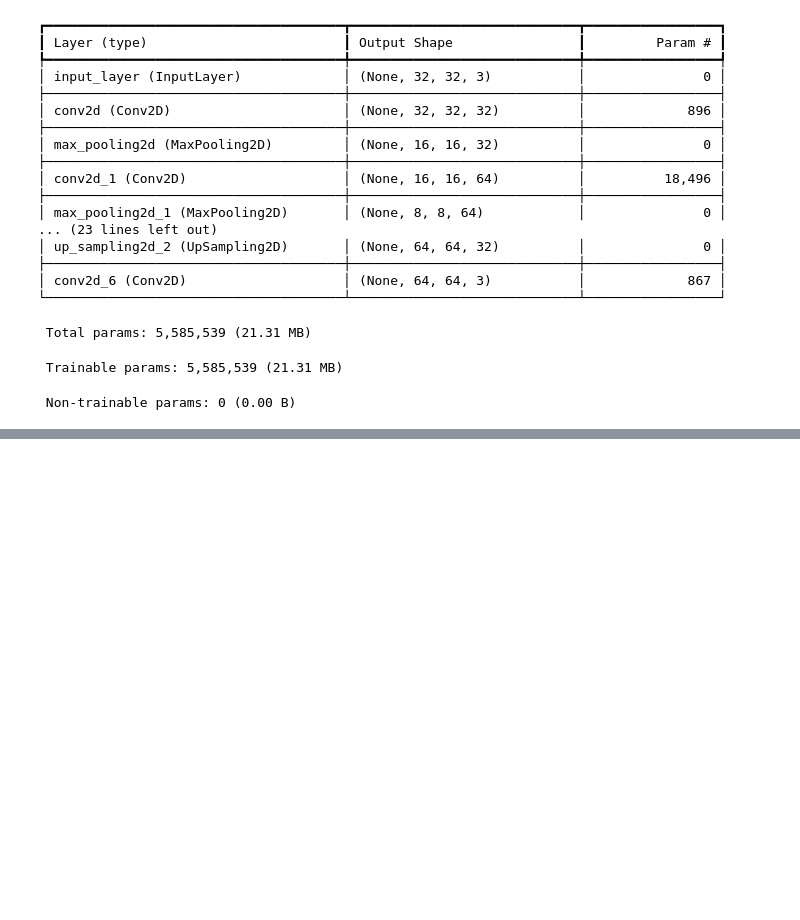
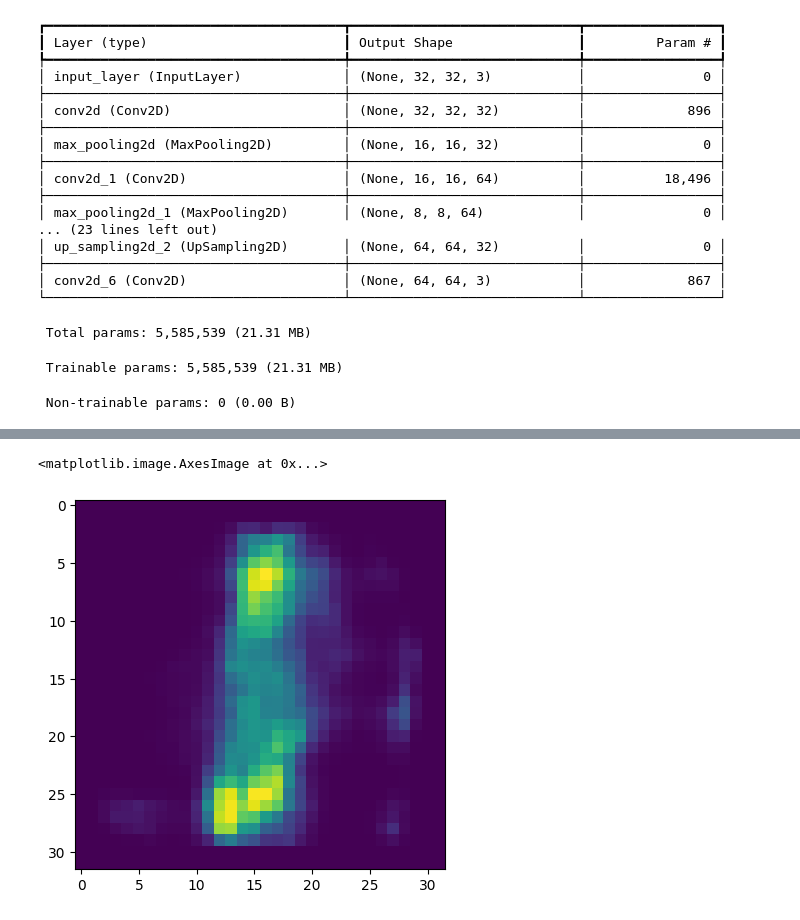
Before and after one commit to sanejhansi/Powerpoint-Point-Controller-Using-Gestures, a Jupyter notebook: autoencoder.ipynb, the cells around one changed output, grey strips where cells are left out. Saved outputs shown, nothing was run; the diff lists cells and outputs as text; code cells hidden in the pictures; blank space fills up the shorter version.

```diff
--- a/autoencoder.ipynb
+++ b/autoencoder.ipynb
@@ -172,0 +200,6 @@ Epoch 1/5
+# %%
+mins, maxs =  np.min(embeddings, axis=0), np.max(embeddings, axis=0)
+sample = np.random.uniform(mins,maxs,size=(1,2)) #Fixed typo randon to random
+reconstructions=decoder.predict(sample)
+plt.imshow(reconstructions[0,:,:,:])
+# %% [output]
@@ -172,0 +207,2 @@ Epoch 1/5
+<matplotlib.image.AxesImage at 0x...>
+[figure, added]
```
Also changed, not shown: parts of 7 cells of this notebook.
